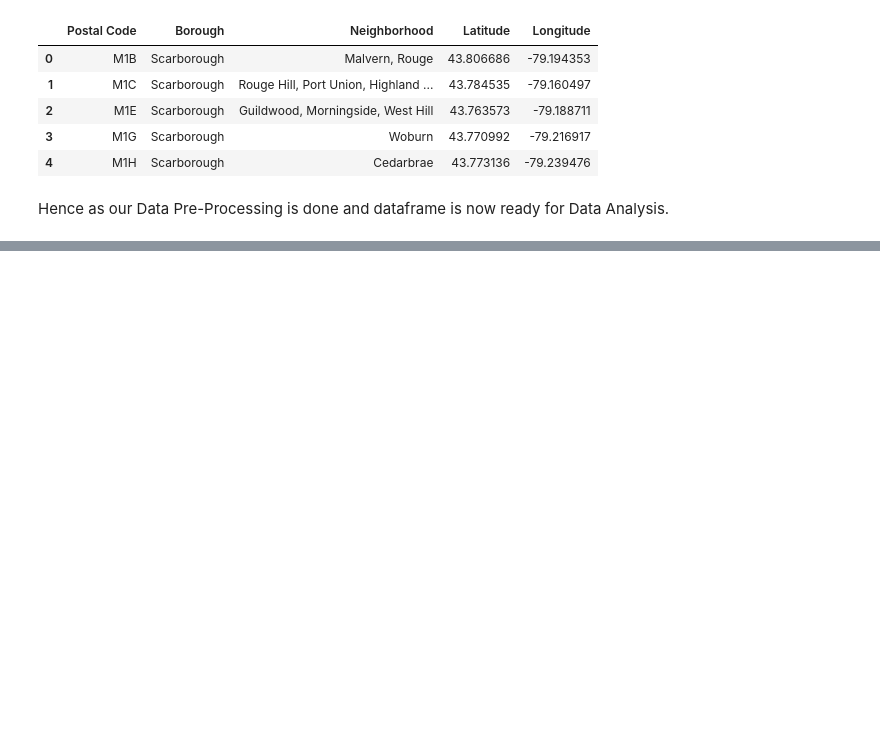
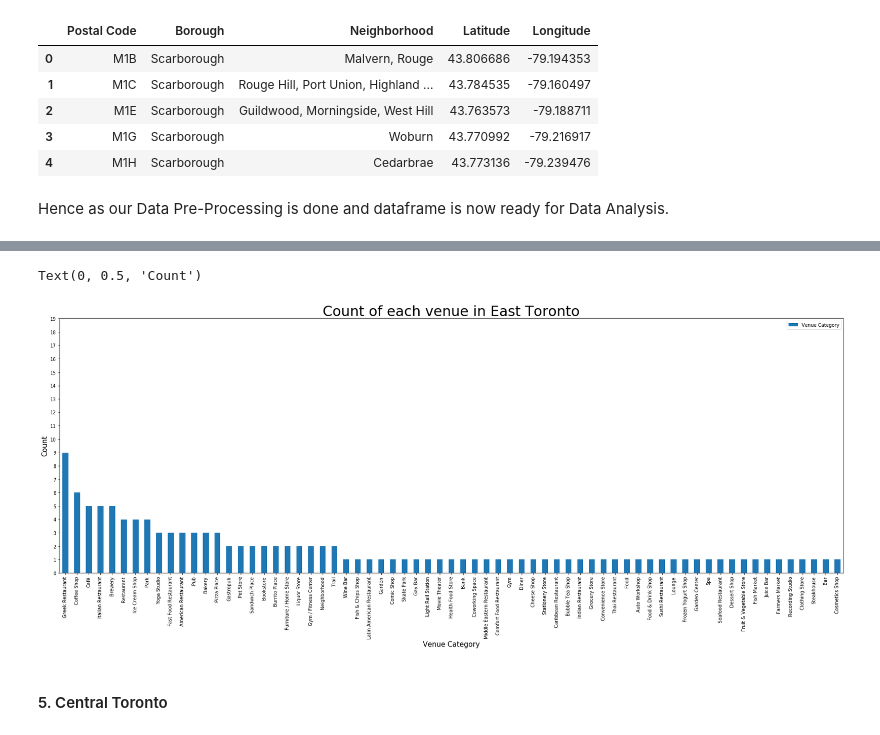
Before and after one commit to mudassartufail/Coursera_Capstone, a Jupyter notebook: Restaurant_In_Toronto.ipynb, the cells around one changed output, grey strips where cells are left out. Saved outputs shown, nothing was run; the diff lists cells and outputs as text; code cells hidden in the pictures; blank space fills up the shorter version.

```diff
--- a/Restaurant_In_Toronto.ipynb
+++ b/Restaurant_In_Toronto.ipynb
@@ -108,0 +453,3 @@ df.head()
+# %%
+etoro_data = df[df['Borough'] == 'East Toronto'].reset_index(drop=True)
+etoro_data
@@ -108,0 +463,5 @@ df.head()
+# %%
+etoro_venues = getNearbyVenues(names=etoro_data['Neighborhood'],
+                                   latitudes=etoro_data['Latitude'],
+                                   longitudes=etoro_data['Longitude']
+                                  )
@@ -108,0 +478,4 @@ df.head()
+# %%
+etoro_venues['Venue Category'].unique()
+etoro_venue_count=etoro_venues['Venue Category'].value_counts().to_frame()
+etoro_venue_count.rename(columns={'Venue Category':'Count'})
@@ -108,0 +500,12 @@ df.head()
+# %%
+yint = range(0,20)
+etoro_venue_count.plot(kind='bar', figsize=(30,10))
+plt.yticks(yint)
+plt.title('Count of each venue in East Toronto',fontsize=30)
+plt.xlabel('Venue Category', fontsize=15)
+plt.ylabel('Count',fontsize=15)
+# %% [output]
+Text(0, 0.5, 'Count')
+[figure, added]
+# %% [markdown]
+#### 5. Central Toronto
```
Also changed, not shown: parts of 117 cells of this notebook.
